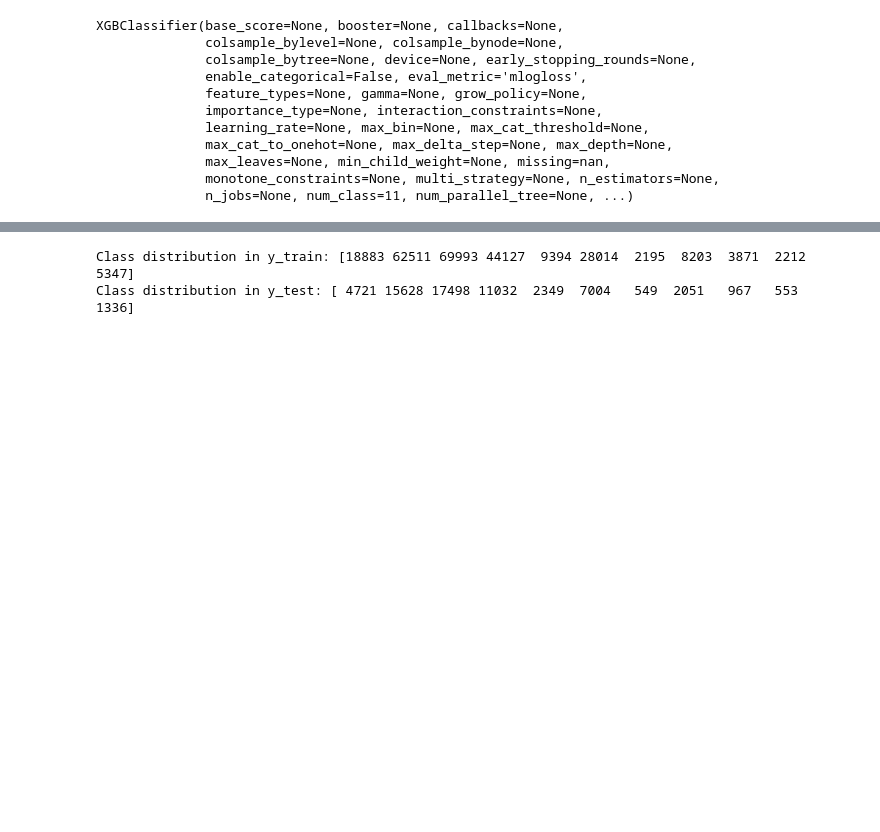
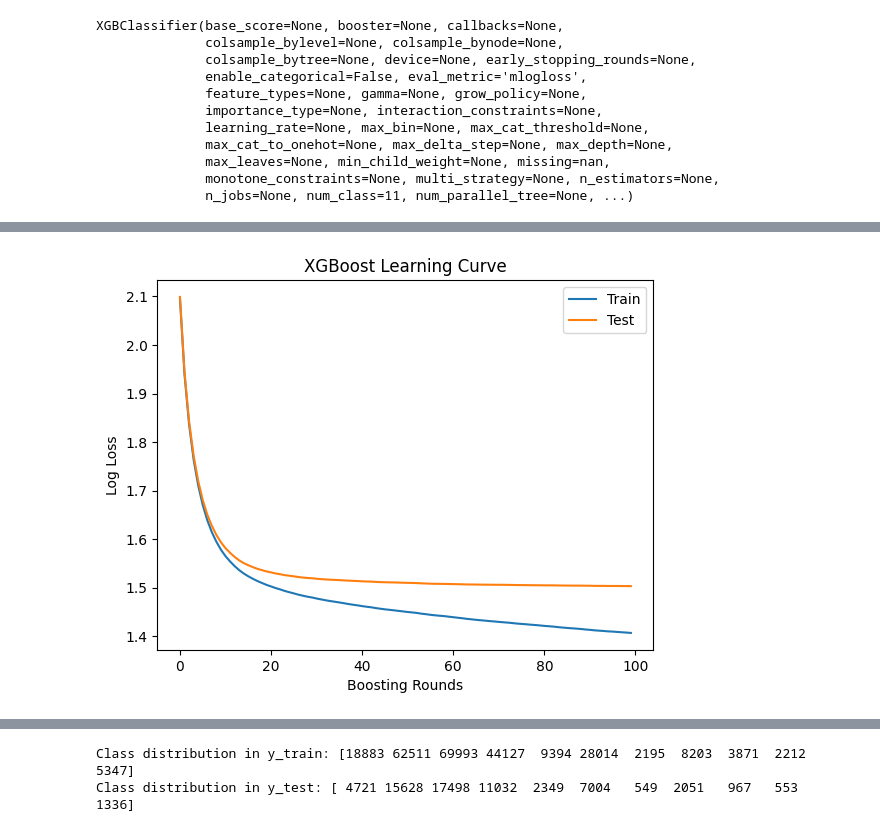
Before and after one commit to Jayjolie1026/4260, a Jupyter notebook: XgBoost.ipynb, the cells around one changed output, grey strips where cells are left out. Drawn from its saved outputs; the diff is of its cells as text; code cells hidden in the pictures; blank space fills up the shorter version.

Commit message:
Updated XgBoost

```diff
--- a/XgBoost.ipynb
+++ b/XgBoost.ipynb
@@ -29,7 +17,0 @@ train_data.drop(columns=[col for col in ['case_id', 'patientid'] if col in train
-# %%
-stay_mapping = {
-    '0-10': 0, '11-20': 1, '21-30': 2, '31-40': 3, '41-50': 4,
-    '51-60': 5, '61-70': 6, '71-80': 7, '81-90': 8, '91-100': 9,
-    '100 Days': 9, 'More than 100 Days': 10
-}
-train_data['Stay'] = train_data['Stay'].map(stay_mapping)
@@ -132,3 +103,19 @@ Classification Report:
+# %%
+results = xgb_clf.evals_result()
+
+epochs = len(results["validation_0"]["mlogloss"])
+x_axis = range(0, epochs)
+
+plt.plot(x_axis, results["validation_0"]["mlogloss"], label="Train")
+plt.plot(x_axis, results["validation_1"]["mlogloss"], label="Test")
+
+plt.xlabel("Boosting Rounds")
+plt.ylabel("Log Loss")
+plt.title("XGBoost Learning Curve")
+plt.legend()
+plt.show()
+# %% [output]
+[figure, added]
 # %%
 import optuna
 from sklearn.model_selection import StratifiedKFold
```
Also changed, not shown: parts of 37 cells of this notebook, 1 other file.
